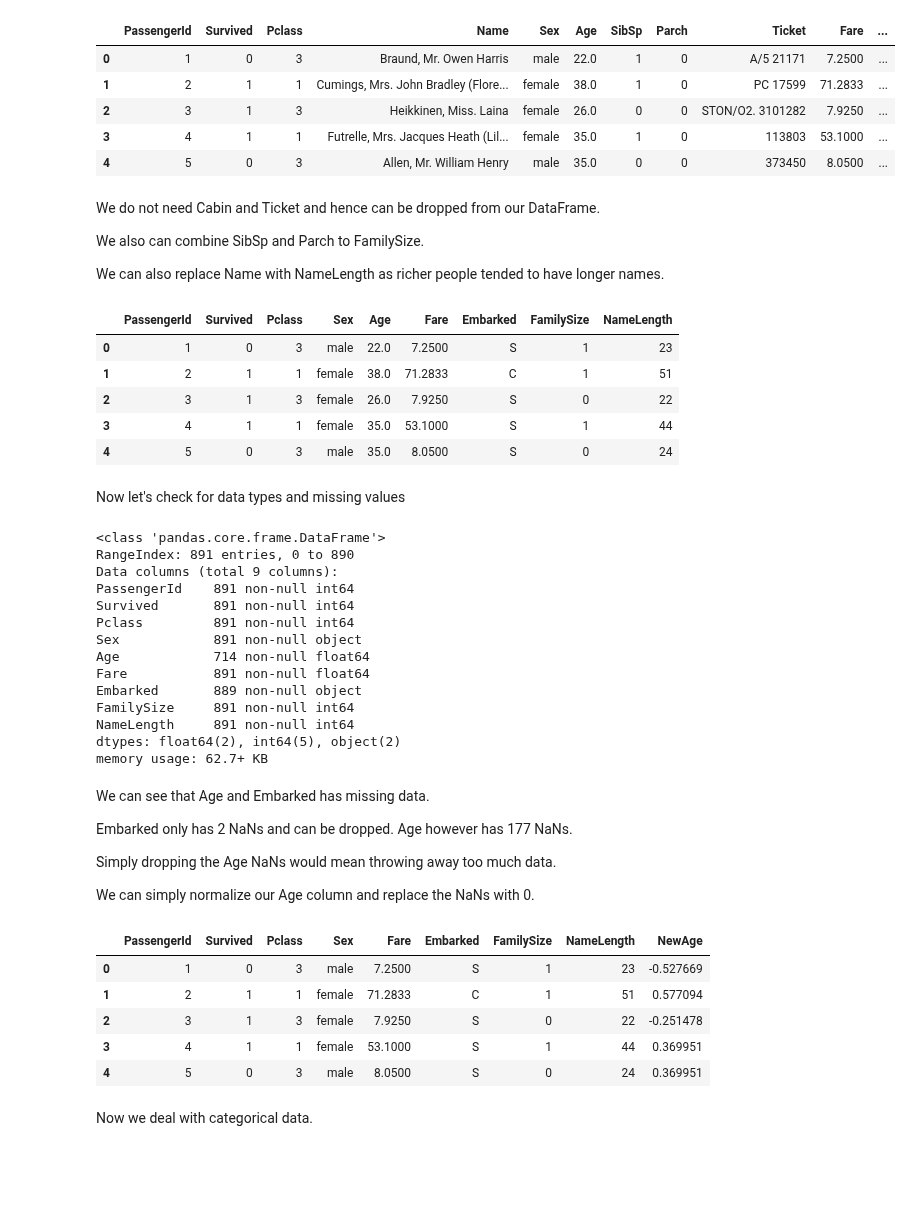
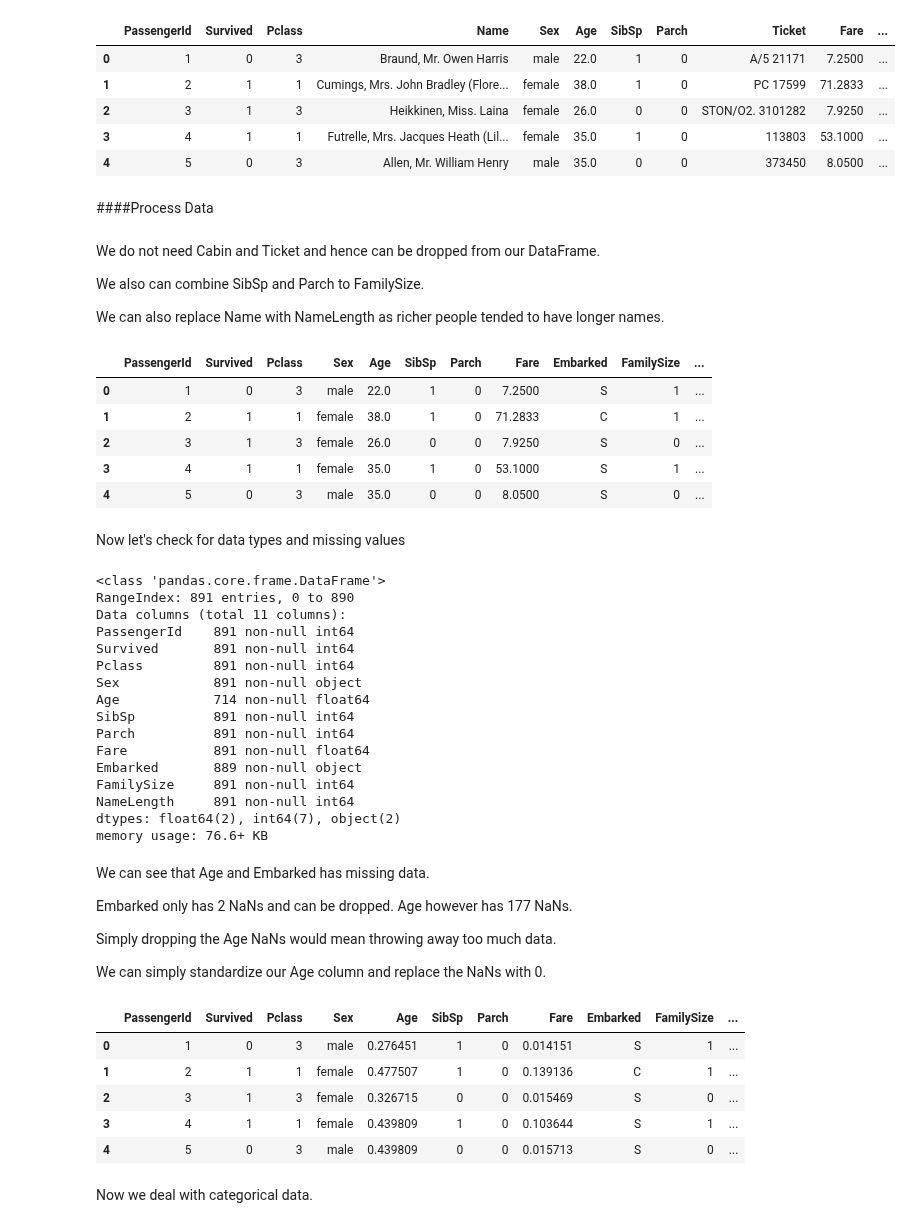
Before and after one commit to snazrul1/ssnazrul, a Jupyter notebook: DSE220/HW3/Titanic.ipynb, the cells around one changed output. Cells and saved outputs as stored; diff of their text form; code cells hidden in the pictures; blank space fills up the shorter version.

```diff
--- a/DSE220/HW3/Titanic.ipynb
+++ b/DSE220/HW3/Titanic.ipynb
@@ -17,6 +25,8 @@ df.head()
 | 2 | 3 | 1 | 3 | Heikkinen, Miss. Laina | female | 26.0 | 0 | 0 | STON/O2. 3101282 | 7.9250 | ... |
 | 3 | 4 | 1 | 1 | Futrelle, Mrs. Jacques Heath (Lil... | female | 35.0 | 1 | 0 | 113803 | 53.1000 | ... |
 | 4 | 5 | 0 | 3 | Allen, Mr. William Henry | male | 35.0 | 0 | 0 | 373450 | 8.0500 | ... |
+# %% [markdown]
+####Process Data
 # %% [markdown]
 We do not need Cabin and Ticket and hence can be dropped from our DataFrame.
 
@@ -26,15 +36,15 @@ We can also replace Name with NameLength as richer people tended to have longer
 # %%
 df['FamilySize'] = df['SibSp'] + df['Parch']
 df['NameLength'] = df['Name'].apply(lambda x: len(x))
-df = df.drop(['Ticket', 'Cabin', 'SibSp', 'Parch', 'Name'], axis=1)
+df = df.drop(['Ticket', 'Cabin', 'Name'], axis=1)
 df.head()
 # %% [output]
-|  | PassengerId | Survived | Pclass | Sex | Age | Fare | Embarked | FamilySize | NameLength |
-| 0 | 1 | 0 | 3 | male | 22.0 | 7.2500 | S | 1 | 23 |
-| 1 | 2 | 1 | 1 | female | 38.0 | 71.2833 | C | 1 | 51 |
-| 2 | 3 | 1 | 3 | female | 26.0 | 7.9250 | S | 0 | 22 |
-| 3 | 4 | 1 | 1 | female | 35.0 | 53.1000 | S | 1 | 44 |
-| 4 | 5 | 0 | 3 | male | 35.0 | 8.0500 | S | 0 | 24 |
+|  | PassengerId | Survived | Pclass | Sex | Age | SibSp | Parch | Fare | Embarked | FamilySize | ... |
+| 0 | 1 | 0 | 3 | male | 22.0 | 1 | 0 | 7.2500 | S | 1 | ... |
+| 1 | 2 | 1 | 1 | female | 38.0 | 1 | 0 | 71.2833 | C | 1 | ... |
+| 2 | 3 | 1 | 3 | female | 26.0 | 0 | 0 | 7.9250 | S | 0 | ... |
+| 3 | 4 | 1 | 1 | female | 35.0 | 1 | 0 | 53.1000 | S | 1 | ... |
+| 4 | 5 | 0 | 3 | male | 35.0 | 0 | 0 | 8.0500 | S | 0 | ... |
 # %% [markdown]
 Now let's check for data types and missing values
 # %%
@@ -42,18 +52,20 @@ df.info()
 # %% [output]
 <class 'pandas.core.frame.DataFrame'>
 RangeIndex: 891 entries, 0 to 890
-Data columns (total 9 columns):
+Data columns (total 11 columns):
 PassengerId    891 non-null int64
 Survived       891 non-null int64
 Pclass         891 non-null int64
 Sex            891 non-null object
 Age            714 non-null float64
+SibSp          891 non-null int64
+Parch          891 non-null int64
 Fare           891 non-null float64
 Embarked       889 non-null object
 FamilySize     891 non-null int64
 NameLength     891 non-null int64
-dtypes: float64(2), int64(5), object(2)
-memory usage: 62.7+ KB
+dtypes: float64(2), int64(7), object(2)
+memory usage: 76.6+ KB
 # %% [markdown]
 We can see that Age and Embarked has missing data.
 
@@ -61,23 +73,4 @@ Embarked only has 2 NaNs and can be dropped. Age however has 177 NaNs.
 
 Simply dropping the Age NaNs would mean throwing away too much data.
 
-We can simply normalize our Age column and replace the NaNs with 0.
+We can simply standardize our Age column and replace the NaNs with 0.
-# %%
-#Process Embarked
-df = df.dropna(subset=['Embarked'])
-
-#Process Age
-df['NewAge']=df['Age']
-mean = np.nanmean(df['NewAge'])
-std = np.nanstd(df['NewAge'])
-df['NewAge']=df['NewAge'].apply(lambda x: (x-mean)/std)
-df['NewAge'] = df['NewAge'].fillna(0)
-df=df.drop('Age', axis=1)
-df.head()
-# %% [output]
-|  | PassengerId | Survived | Pclass | Sex | Fare | Embarked | FamilySize | NameLength | NewAge |
-| 0 | 1 | 0 | 3 | male | 7.2500 | S | 1 | 23 | -0.527669 |
-| 1 | 2 | 1 | 1 | female | 71.2833 | C | 1 | 51 | 0.577094 |
-| 2 | 3 | 1 | 3 | female | 7.9250 | S | 0 | 22 | -0.251478 |
-| 3 | 4 | 1 | 1 | female | 53.1000 | S | 1 | 44 | 0.369951 |
-| 4 | 5 | 0 | 3 | male | 8.0500 | S | 0 | 24 | 0.369951 |
@@ -84,2 +79,22 @@ df.head()
+# %%
+#Process Age
+df['Age']=df['Age'].fillna(value=df.Age.mean())
+df['Age']=df['Age']/(df['Age'].max()-df['Age'].min())
+
+#Process Fare
+df['Fare']=df['Fare'].fillna(value=df.Fare.mean())
+df['Fare']=df['Fare']/(df['Fare'].max()-df['Fare'].min())
+
+#Process NameLength
+df['NameLength']=df['NameLength']/(df['NameLength'].max()-df['NameLength'].min())
+
+df.head()
+# %% [output]
+|  | PassengerId | Survived | Pclass | Sex | Age | SibSp | Parch | Fare | Embarked | FamilySize | ... |
+| 0 | 1 | 0 | 3 | male | 0.276451 | 1 | 0 | 0.014151 | S | 1 | ... |
+| 1 | 2 | 1 | 1 | female | 0.477507 | 1 | 0 | 0.139136 | C | 1 | ... |
+| 2 | 3 | 1 | 3 | female | 0.326715 | 0 | 0 | 0.015469 | S | 0 | ... |
+| 3 | 4 | 1 | 1 | female | 0.439809 | 1 | 0 | 0.103644 | S | 1 | ... |
+| 4 | 5 | 0 | 3 | male | 0.439809 | 0 | 0 | 0.015713 | S | 0 | ... |
 # %% [markdown]
 Now we deal with categorical data.
```
Also changed, not shown: parts of 16 cells of this notebook.
